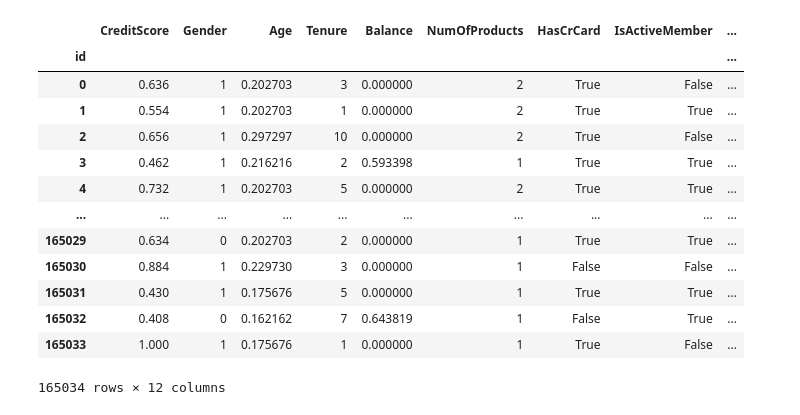
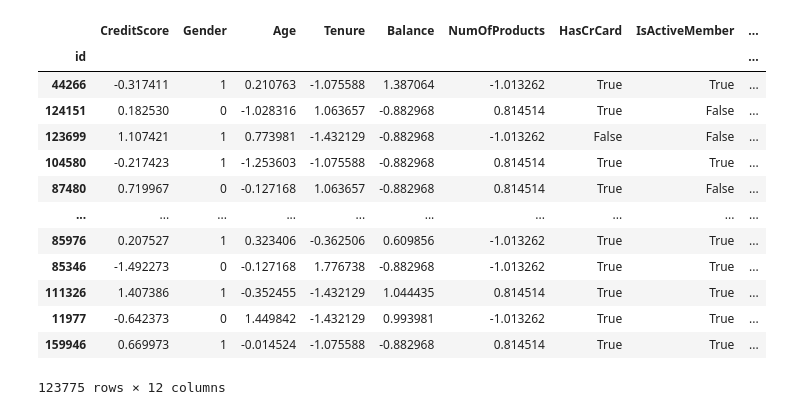
Before and after one commit to marcgloaguen/playgroundseries_s4e1, a Jupyter notebook: Machine Learning.ipynb, the cells around one changed output. Drawn from its saved outputs; the diff is of its cells as text; code cells hidden in the pictures.

```diff
--- a/Machine Learning.ipynb
+++ b/Machine Learning.ipynb
@@ -72,17 +13,27 @@ X.loc[:,['CreditScore','Age','EstimatedSalary','Balance']] = scaler.fit_transfor
-# %%
-X
-# %% [output]
-|  | CreditScore | Gender | Age | Tenure | Balance | NumOfProducts | HasCrCard | IsActiveMember | ... |
-| id |  |  |  |  |  |  |  |  | ... |
-| 0 | 0.636 | 1 | 0.202703 | 3 | 0.000000 | 2 | True | False | ... |
-| 1 | 0.554 | 1 | 0.202703 | 1 | 0.000000 | 2 | True | True | ... |
-| 2 | 0.656 | 1 | 0.297297 | 10 | 0.000000 | 2 | True | False | ... |
-| 3 | 0.462 | 1 | 0.216216 | 2 | 0.593398 | 1 | True | True | ... |
-| 4 | 0.732 | 1 | 0.202703 | 5 | 0.000000 | 2 | True | True | ... |
-| ... | ... | ... | ... | ... | ... | ... | ... | ... | ... |
-| 165029 | 0.634 | 0 | 0.202703 | 2 | 0.000000 | 1 | True | True | ... |
-| 165030 | 0.884 | 1 | 0.229730 | 3 | 0.000000 | 1 | False | False | ... |
-| 165031 | 0.430 | 1 | 0.175676 | 5 | 0.000000 | 1 | True | True | ... |
-| 165032 | 0.408 | 0 | 0.162162 | 7 | 0.643819 | 1 | False | True | ... |
-| 165033 | 1.000 | 1 | 0.175676 | 1 | 0.000000 | 1 | True | False | ... |
-165034 rows × 12 columns
+# %%
+X = train.drop(columns='Exited')
+y = train.Exited
+# %%
+X_train,X_test,y_train,y_test = train_test_split(X,y)
+# %%
+prepro = Preprocessing()
+# %%
+X_train_scld = prepro.fit_transform(X_train)
+X_test_scld = prepro.transform(X_test)
+# %%
+X_train_scld
+# %% [output]
+|  | CreditScore | Gender | Age | Tenure | Balance | NumOfProducts | HasCrCard | IsActiveMember | ... |
+| id |  |  |  |  |  |  |  |  | ... |
+| 44266 | -0.317411 | 1 | 0.210763 | -1.075588 | 1.387064 | -1.013262 | True | True | ... |
+| 124151 | 0.182530 | 0 | -1.028316 | 1.063657 | -0.882968 | 0.814514 | True | False | ... |
+| 123699 | 1.107421 | 1 | 0.773981 | -1.432129 | -0.882968 | -1.013262 | False | False | ... |
+| 104580 | -0.217423 | 1 | -1.253603 | -1.075588 | -0.882968 | 0.814514 | True | True | ... |
+| 87480 | 0.719967 | 0 | -0.127168 | 1.063657 | -0.882968 | 0.814514 | True | False | ... |
+| ... | ... | ... | ... | ... | ... | ... | ... | ... | ... |
+| 85976 | 0.207527 | 1 | 0.323406 | -0.362506 | 0.609856 | -1.013262 | True | True | ... |
+| 85346 | -1.492273 | 0 | -0.127168 | 1.776738 | -0.882968 | -1.013262 | True | True | ... |
+| 111326 | 1.407386 | 1 | -0.352455 | -1.432129 | 1.044435 | 0.814514 | True | True | ... |
+| 11977 | -0.642373 | 0 | 1.449842 | -1.432129 | 0.993981 | -1.013262 | True | True | ... |
+| 159946 | 0.669973 | 1 | -0.014524 | -1.075588 | -0.882968 | 0.814514 | True | True | ... |
+123775 rows × 12 columns
```
Also changed, not shown: parts of 10 cells of this notebook, 2 other files.
